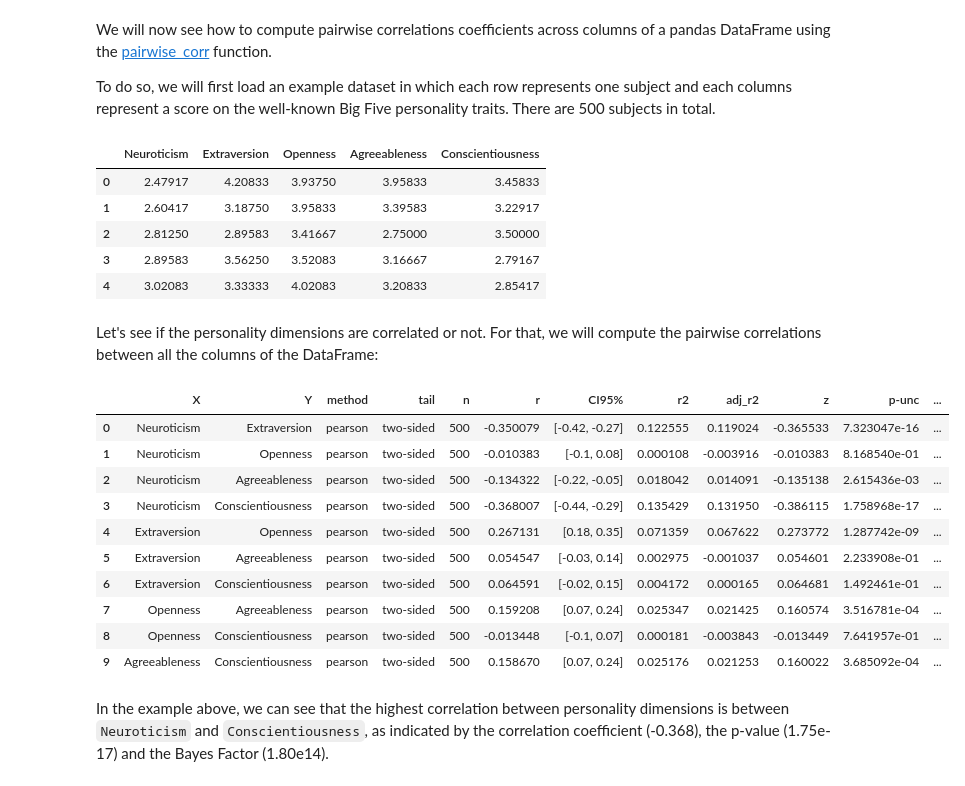
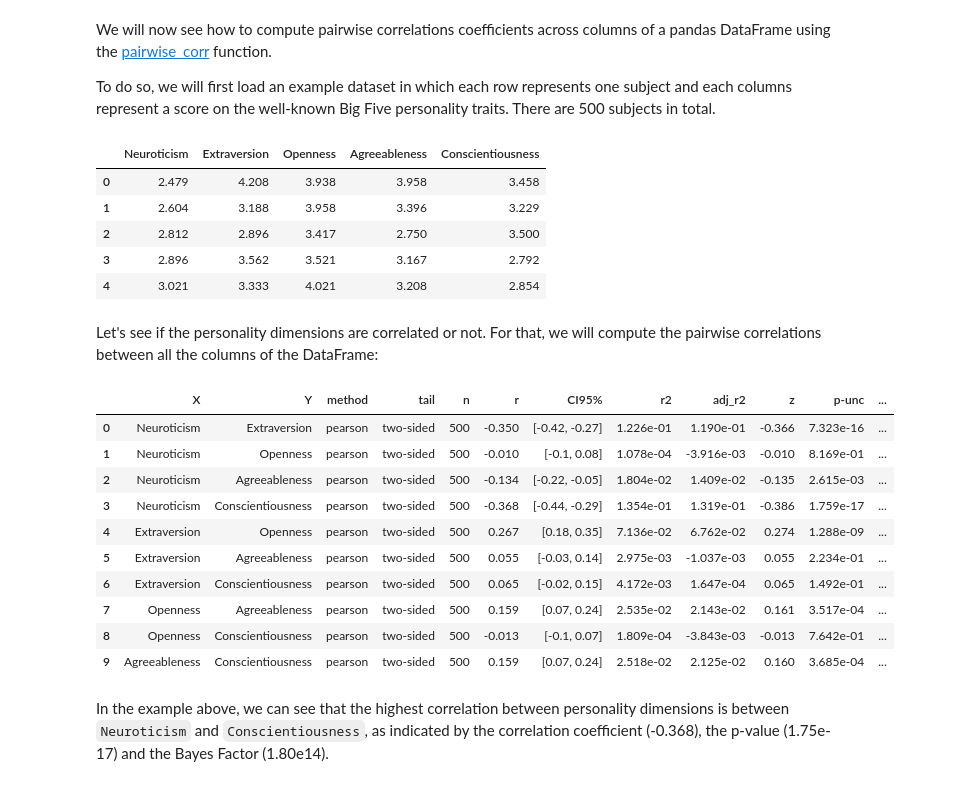
Before and after one commit to raphaelvallat/pingouin, a Jupyter notebook: notebooks/04_Correlations.ipynb, the cells around one changed output. Saved outputs shown, nothing was run; the diff lists cells and outputs as text; code cells hidden in the pictures.

```diff
--- a/notebooks/04_Correlations.ipynb
+++ b/notebooks/04_Correlations.ipynb
@@ -4,10 +4,15 @@
 ## Simple correlation
 Computing a correlation between two variables in Pingouin is done using the [corr](https://pingouin-stats.org/generated/pingouin.corr.html#pingouin.corr) function
 # %%
+import pandas as pd
+import pingouin as pg
+
+# Set the default Pandas float precision to 3 decimals
+pd.set_option("display.precision", 3)
+
 x = [4, 5, 7, 4, 5, 6, 8, 9]
 y = [3, 4, 5, 3, 4, 5, 4, 3]
 
-from pingouin import corr
-corr(x, y)
+pg.corr(x, y)
 # %% [output]
 |  | n | r | CI95% | r2 | adj_r2 | p-val | BF10 | power |
@@ -39,9 +44,7 @@ We will now see how to compute pairwise correlations coefficients across columns
 
 To do so, we will first load an example dataset in which each row represents one subject and each columns represent a score on the well-known Big Five personality traits. There are 500 subjects in total.
 # %%
-from pingouin import read_dataset
-
-df = read_dataset('pairwise_corr')
+df = pg.read_dataset('pairwise_corr')
 
 # Remove the 'Subject' column
 df.drop(columns='Subject', inplace=True)
@@ -50,28 +53,27 @@ df.drop(columns='Subject', inplace=True)
 df.head()
 # %% [output]
 |  | Neuroticism | Extraversion | Openness | Agreeableness | Conscientiousness |
-| 0 | 2.47917 | 4.20833 | 3.93750 | 3.95833 | 3.45833 |
-| 1 | 2.60417 | 3.18750 | 3.95833 | 3.39583 | 3.22917 |
-| 2 | 2.81250 | 2.89583 | 3.41667 | 2.75000 | 3.50000 |
-| 3 | 2.89583 | 3.56250 | 3.52083 | 3.16667 | 2.79167 |
-| 4 | 3.02083 | 3.33333 | 4.02083 | 3.20833 | 2.85417 |
+| 0 | 2.479 | 4.208 | 3.938 | 3.958 | 3.458 |
+| 1 | 2.604 | 3.188 | 3.958 | 3.396 | 3.229 |
+| 2 | 2.812 | 2.896 | 3.417 | 2.750 | 3.500 |
+| 3 | 2.896 | 3.562 | 3.521 | 3.167 | 2.792 |
+| 4 | 3.021 | 3.333 | 4.021 | 3.208 | 2.854 |
 # %% [markdown]
 Let's see if the personality dimensions are correlated or not. For that, we will compute the pairwise correlations between all the columns of the DataFrame:
 # %%
-from pingouin import pairwise_corr
-pairwise_corr(df)  # Similar to df.pairwise_corr()
+pg.pairwise_corr(df)  # Similar to df.pairwise_corr()
 # %% [output]
 |  | X | Y | method | tail | n | r | CI95% | r2 | adj_r2 | z | p-unc | ... |
-| 0 | Neuroticism | Extraversion | pearson | two-sided | 500 | -0.350079 | [-0.42, -0.27] | 0.122555 | 0.119024 | -0.365533 | 7.323047e-16 | ... |
-| 1 | Neuroticism | Openness | pearson | two-sided | 500 | -0.010383 | [-0.1, 0.08] | 0.000108 | -0.003916 | -0.010383 | 8.168540e-01 | ... |
-| 2 | Neuroticism | Agreeableness | pearson | two-sided | 500 | -0.134322 | [-0.22, -0.05] | 0.018042 | 0.014091 | -0.135138 | 2.615436e-03 | ... |
-| 3 | Neuroticism | Conscientiousness | pearson | two-sided | 500 | -0.368007 | [-0.44, -0.29] | 0.135429 | 0.131950 | -0.386115 | 1.758968e-17 | ... |
-| 4 | Extraversion | Openness | pearson | two-sided | 500 | 0.267131 | [0.18, 0.35] | 0.071359 | 0.067622 | 0.273772 | 1.287742e-09 | ... |
-| 5 | Extraversion | Agreeableness | pearson | two-sided | 500 | 0.054547 | [-0.03, 0.14] | 0.002975 | -0.001037 | 0.054601 | 2.233908e-01 | ... |
-| 6 | Extraversion | Conscientiousness | pearson | two-sided | 500 | 0.064591 | [-0.02, 0.15] | 0.004172 | 0.000165 | 0.064681 | 1.492461e-01 | ... |
-| 7 | Openness | Agreeableness | pearson | two-sided | 500 | 0.159208 | [0.07, 0.24] | 0.025347 | 0.021425 | 0.160574 | 3.516781e-04 | ... |
-| 8 | Openness | Conscientiousness | pearson | two-sided | 500 | -0.013448 | [-0.1, 0.07] | 0.000181 | -0.003843 | -0.013449 | 7.641957e-01 | ... |
-| 9 | Agreeableness | Conscientiousness | pearson | two-sided | 500 | 0.158670 | [0.07, 0.24] | 0.025176 | 0.021253 | 0.160022 | 3.685092e-04 | ... |
+| 0 | Neuroticism | Extraversion | pearson | two-sided | 500 | -0.350 | [-0.42, -0.27] | 1.226e-01 | 1.190e-01 | -0.366 | 7.323e-16 | ... |
+| 1 | Neuroticism | Openness | pearson | two-sided | 500 | -0.010 | [-0.1, 0.08] | 1.078e-04 | -3.916e-03 | -0.010 | 8.169e-01 | ... |
+| 2 | Neuroticism | Agreeableness | pearson | two-sided | 500 | -0.134 | [-0.22, -0.05] | 1.804e-02 | 1.409e-02 | -0.135 | 2.615e-03 | ... |
+| 3 | Neuroticism | Conscientiousness | pearson | two-sided | 500 | -0.368 | [-0.44, -0.29] | 1.354e-01 | 1.319e-01 | -0.386 | 1.759e-17 | ... |
+| 4 | Extraversion | Openness | pearson | two-sided | 500 | 0.267 | [0.18, 0.35] | 7.136e-02 | 6.762e-02 | 0.274 | 1.288e-09 | ... |
+| 5 | Extraversion | Agreeableness | pearson | two-sided | 500 | 0.055 | [-0.03, 0.14] | 2.975e-03 | -1.037e-03 | 0.055 | 2.234e-01 | ... |
+| 6 | Extraversion | Conscientiousness | pearson | two-sided | 500 | 0.065 | [-0.02, 0.15] | 4.172e-03 | 1.647e-04 | 0.065 | 1.492e-01 | ... |
+| 7 | Openness | Agreeableness | pearson | two-sided | 500 | 0.159 | [0.07, 0.24] | 2.535e-02 | 2.143e-02 | 0.161 | 3.517e-04 | ... |
+| 8 | Openness | Conscientiousness | pearson | two-sided | 500 | -0.013 | [-0.1, 0.07] | 1.809e-04 | -3.843e-03 | -0.013 | 7.642e-01 | ... |
+| 9 | Agreeableness | Conscientiousness | pearson | two-sided | 500 | 0.159 | [0.07, 0.24] | 2.518e-02 | 2.125e-02 | 0.160 | 3.685e-04 | ... |
 # %% [markdown]
 In the example above, we can see that the highest correlation between personality dimensions is between `Neuroticism` and `Conscientiousness`, as indicated by the correlation coefficient (-0.368), the p-value (1.75e-17) and the Bayes Factor (1.80e14).
 # %% [markdown]
```
Also changed, not shown: parts of 23 cells of this notebook, 22 other files.
